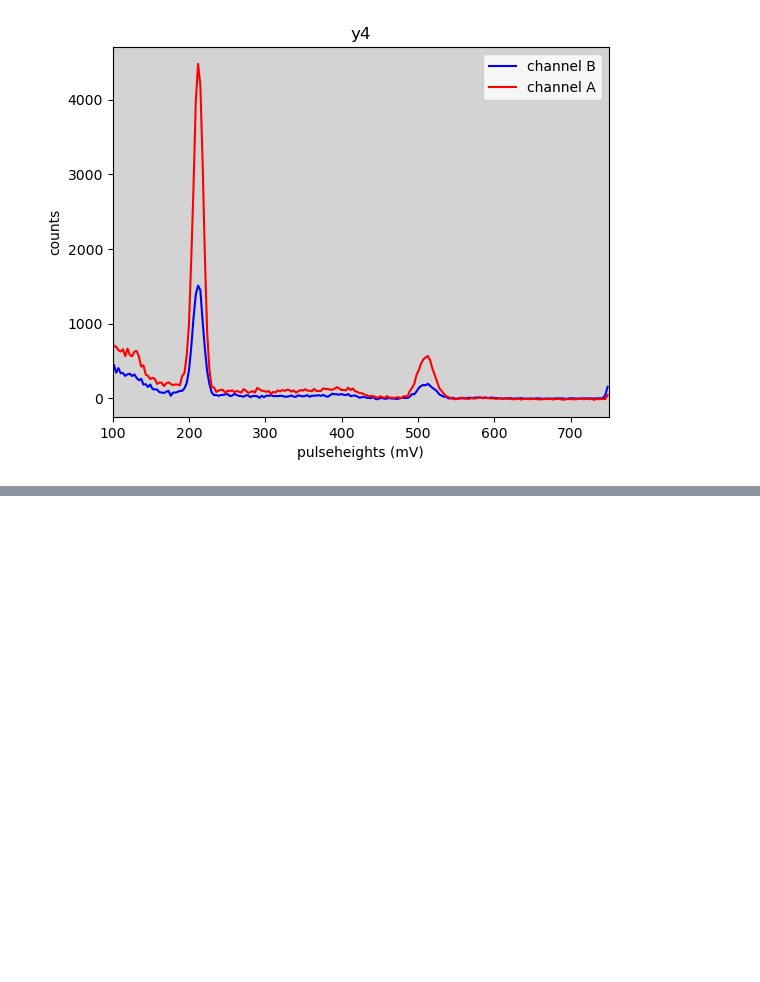
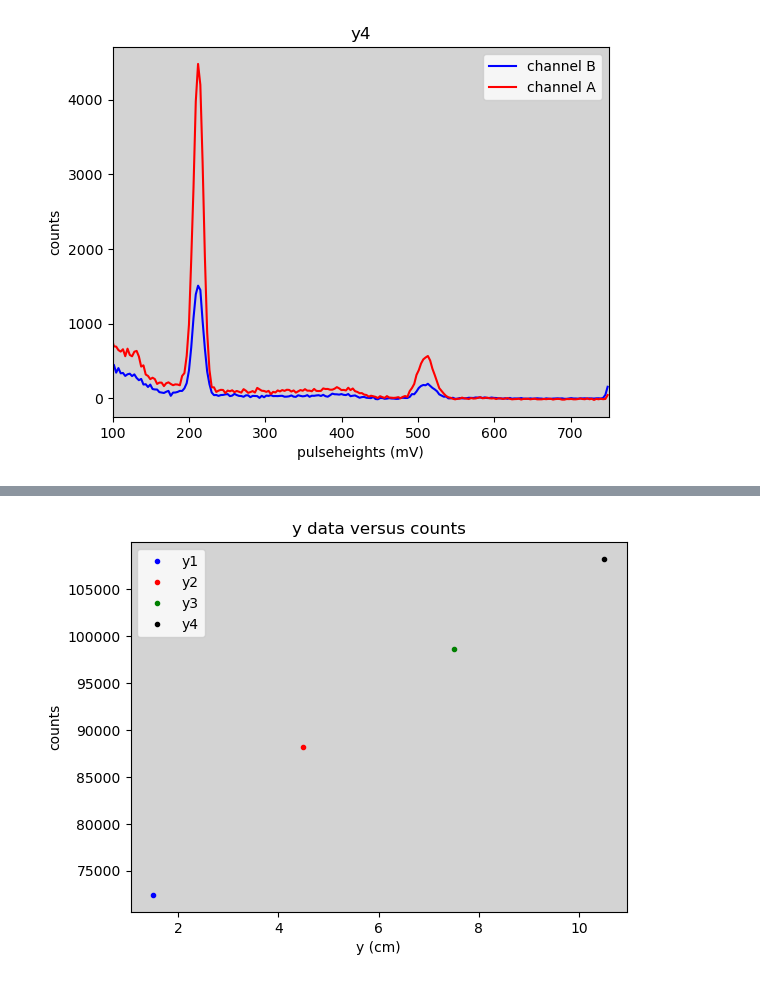
Before and after one commit to jrc-rodriguez/particle_physics, a Jupyter notebook: particle_physics.ipynb, the cells around one changed output, grey strips where cells are left out. Drawn from its saved outputs; the diff is of its cells as text; code cells hidden in the pictures; blank space fills up the shorter version.

```diff
--- a/particle_physics.ipynb
+++ b/particle_physics.ipynb
@@ -301,0 +292,25 @@ plt.show()
+# %%
+y1 = [1.5]
+y2 = [4.5]
+y3 = [7.5]
+y4 = [10.5]
+
+y1_counts = [sum(counts_A_y1) + sum(counts_B_y1)]
+y2_counts = [sum(counts_A_y2) + sum(counts_B_y2)]
+y3_counts = [sum(counts_A_y3) + sum(counts_B_y3)]
+y4_counts = [sum(counts_A_y4) + sum(counts_B_y4)]
+
+
+plt.plot(y1, y1_counts,'o', markersize = 3, color = 'blue', label = 'y1')
+plt.plot(y2, y2_counts,'o', markersize = 3, color = 'red', label = 'y2')
+plt.plot(y3, y3_counts,'o', markersize = 3, color = 'green', label = 'y3')
+plt.plot(y4, y4_counts,'o', markersize = 3, color = 'black', label = 'y4')
+
+plt.legend(loc = 'upper left')
+plt.gca().set_facecolor('lightgrey')
+plt.title("y data versus counts")
+plt.ylabel("counts")
+plt.xlabel("y (cm)")
+plt.show()
+# %% [output]
+[figure, added]
```
Also changed, not shown: parts of 3 cells of this notebook, 1 other file.
